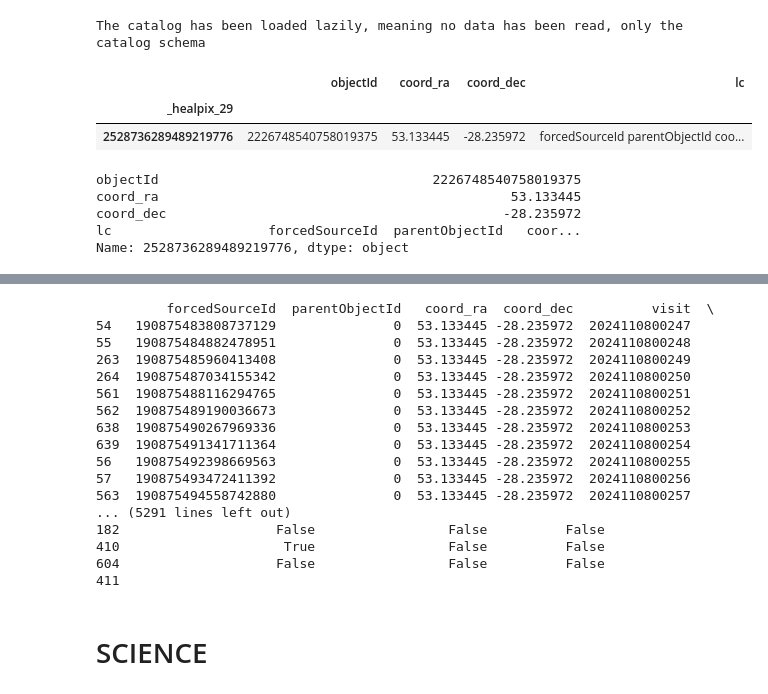
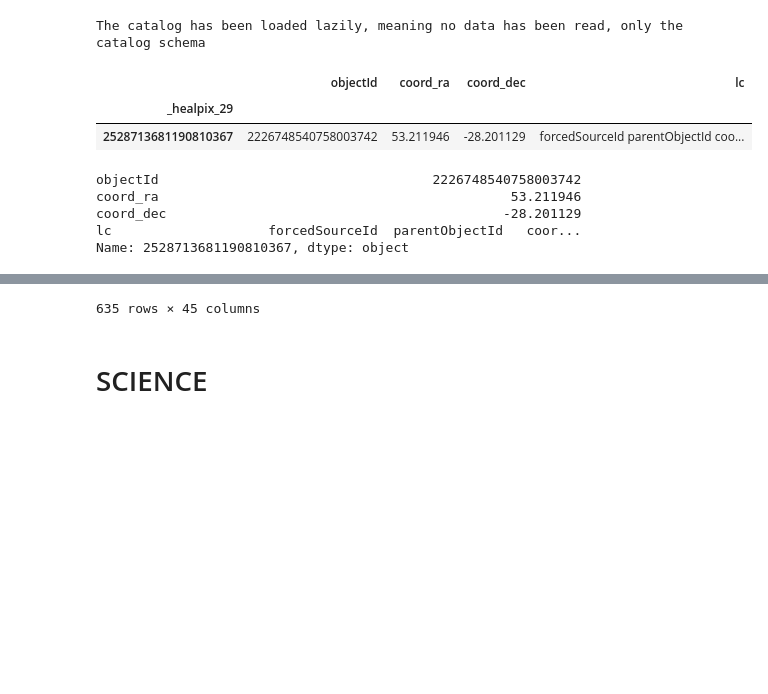
Before and after one commit to lsst-sitcom/linccf, a Jupyter notebook: single_object/by_oid.ipynb, the cells around one changed output, grey strips where cells are left out. Cells and saved outputs as stored; diff of their text form; code cells hidden in the pictures; blank space fills up the shorter version.

```diff
--- a/single_object/by_oid.ipynb
+++ b/single_object/by_oid.ipynb
@@ -5,7 +5,8 @@
 # OID = 2226928860664971934
 # OID = 2226792521223122099
 # OID = 2528742163131035981
-OID = 2226748540758019375
+# OID = 2226748540758019375
+OID = 2226748540758003742
 # %%
 %pip install lsdb
 # %% [output]
@@ -81,19 +82,25 @@ lsdb Catalog object:
 | Order: 6, Pixel: 35971 | ... | ... | ... | ... |
 The catalog has been loaded lazily, meaning no data has been read, only the catalog schema
 # %%
-import pandas as pd; pd.set_option('display.max_columns', None); pd.set_option('display.max_rows', None)
-
+import pandas as pd; pd.set_option('display.max_columns', None)
 ndf = src_nested.compute()
+ndf = ndf.query(
+    "~lc.psfFlux_flag"
+    " and ~lc.pixelFlags_suspect"
+    " and ~lc.pixelFlags_saturated"
+    " and ~lc.pixelFlags_cr"
+    " and ~lc.pixelFlags_bad"
+)
 display(ndf)
 data = ndf.iloc[0]
 display(data)
 data.lc.sort_values("midpointMJDTai")
 # %% [output]
 |  | objectId | coord_ra | coord_dec | lc |
 | _healpix_29 |  |  |  |  |
-| 2528736289489219776 | 2226748540758019375 | 53.133445 | -28.235972 | forcedSourceId parentObjectId coo... |
+| 2528713681190810367 | 2226748540758003742 | 53.211946 | -28.201129 | forcedSourceId parentObjectId coo... |
-objectId                                   2226748540758019375
-coord_ra                                             53.133445
-coord_dec                                           -28.235972
+objectId                                   2226748540758003742
+coord_ra                                             53.211946
+coord_dec                                           -28.201129
 lc                    forcedSourceId  parentObjectId   coor...
-Name: 2528736289489219776, dtype: object
+Name: 2528713681190810367, dtype: object
@@ -100,20 +119,4 @@ Name: 2528736289489219776, dtype: object
-         forcedSourceId  parentObjectId   coord_ra  coord_dec          visit  \
-54   190875483808737129               0  53.133445 -28.235972  2024110800247
-55   190875484882478951               0  53.133445 -28.235972  2024110800248
-263  190875485960413408               0  53.133445 -28.235972  2024110800249
-264  190875487034155342               0  53.133445 -28.235972  2024110800250
-561  190875488116294765               0  53.133445 -28.235972  2024110800251
-562  190875489190036673               0  53.133445 -28.235972  2024110800252
-638  190875490267969336               0  53.133445 -28.235972  2024110800253
-639  190875491341711364               0  53.133445 -28.235972  2024110800254
-56   190875492398669563               0  53.133445 -28.235972  2024110800255
-57   190875493472411392               0  53.133445 -28.235972  2024110800256
-563  190875494558742880               0  53.133445 -28.235972  2024110800257
-... (5291 lines left out)
-182                    False                 False          False
-410                     True                 False          False
-604                    False                 False          False
-411
+635 rows × 45 columns
 # %% [markdown]
 # SCIENCE
 # %%
```
Also changed, not shown: parts of 3 cells of this notebook, 2 other files.
